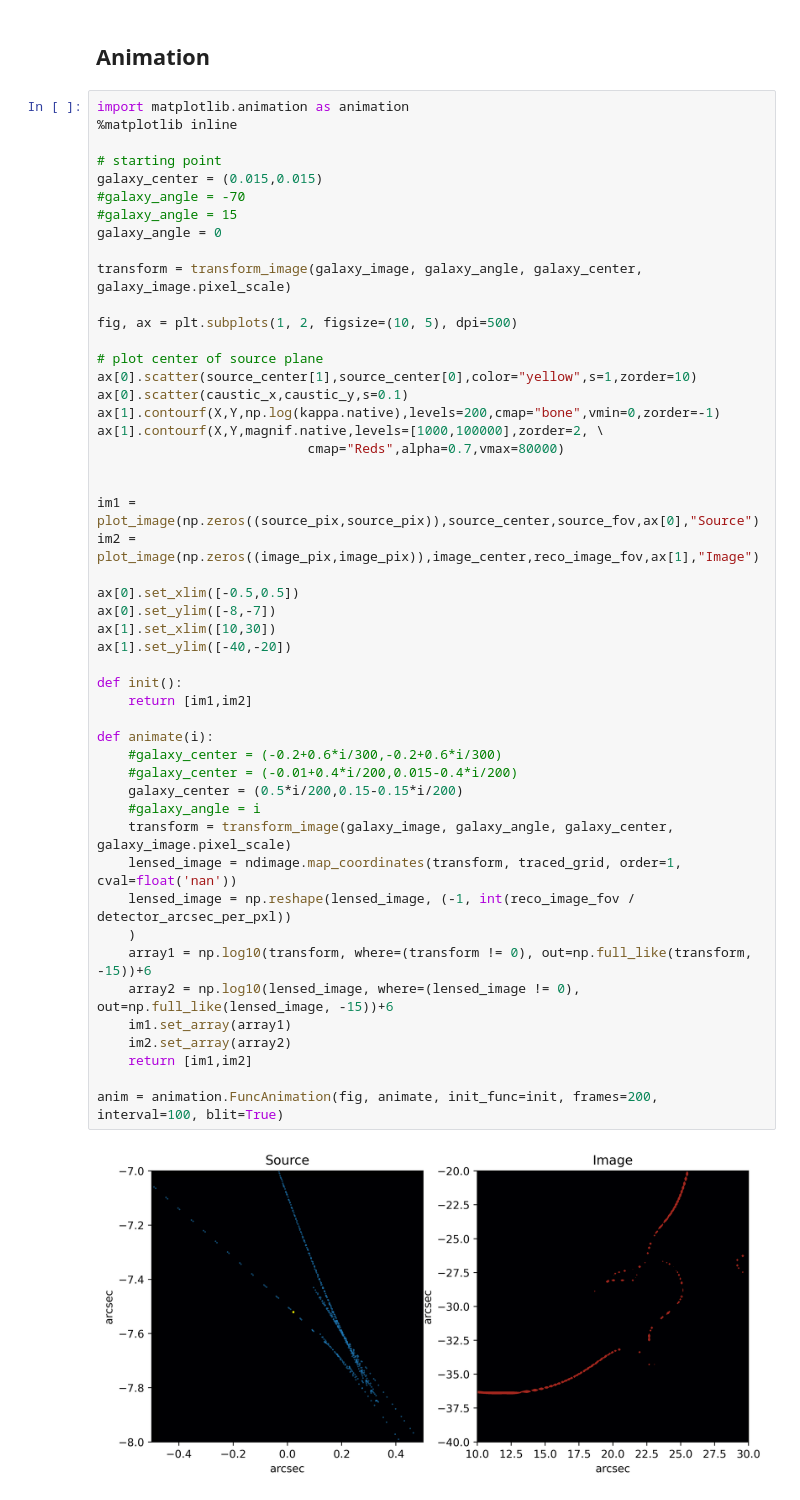
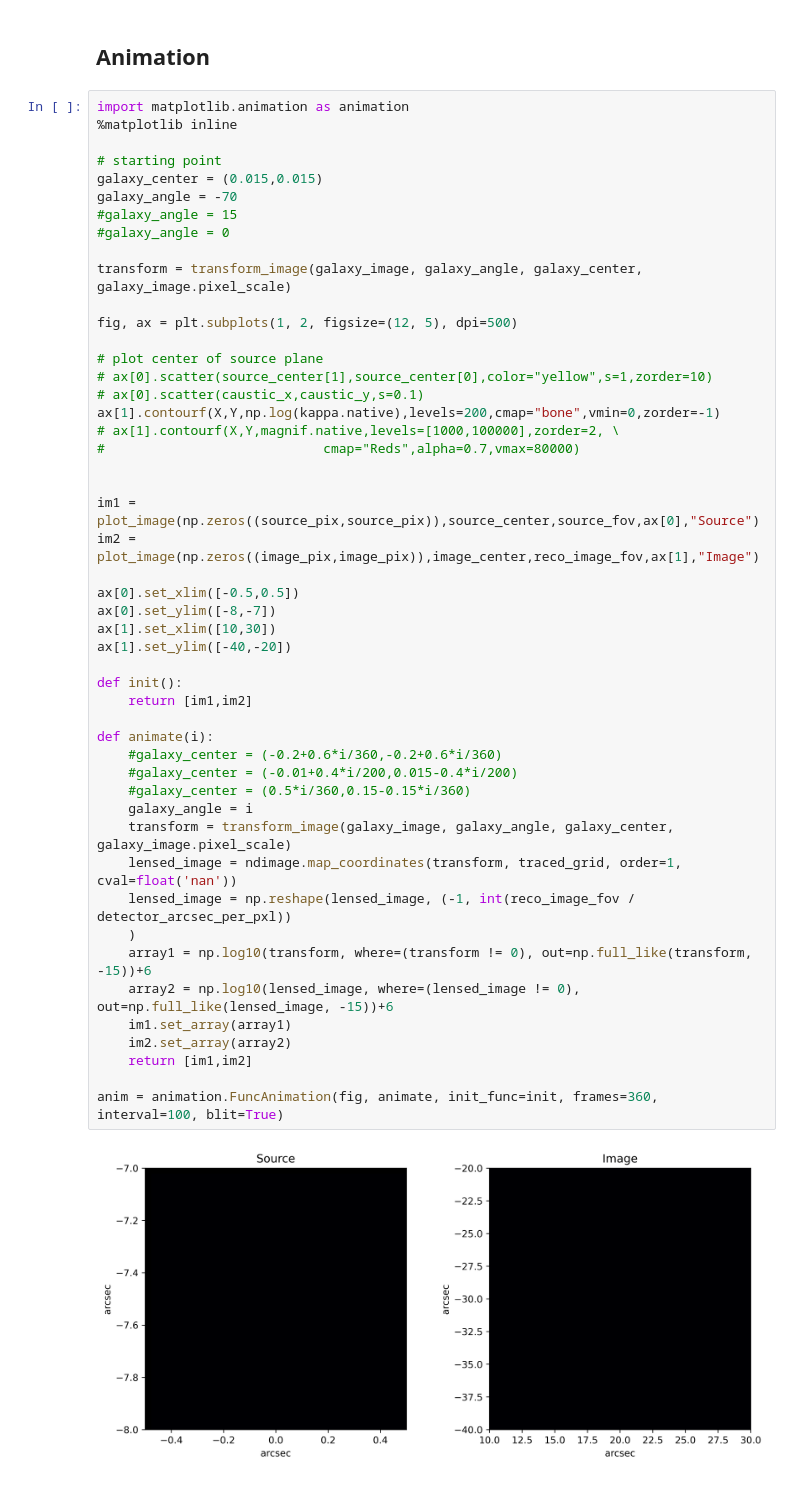
Before and after one commit to syp2001/gravitational-lensing, a Jupyter notebook: Lensing.ipynb, the cells around one changed output. Saved outputs shown, nothing was run; the diff lists cells and outputs as text.

```diff
--- a/Lensing.ipynb
+++ b/Lensing.ipynb
@@ -309,49 +313,49 @@ import matplotlib.animation as animation
 
 # starting point
 galaxy_center = (0.015,0.015)
-#galaxy_angle = -70
+galaxy_angle = -70
 #galaxy_angle = 15
-galaxy_angle = 0
+#galaxy_angle = 0
 
 transform = transform_image(galaxy_image, galaxy_angle, galaxy_center, galaxy_image.pixel_scale)
 
-fig, ax = plt.subplots(1, 2, figsize=(10, 5), dpi=500)
+fig, ax = plt.subplots(1, 2, figsize=(12, 5), dpi=500)
 
 # plot center of source plane
-ax[0].scatter(source_center[1],source_center[0],color="yellow",s=1,zorder=10)
-ax[0].scatter(caustic_x,caustic_y,s=0.1)
+# ax[0].scatter(source_center[1],source_center[0],color="yellow",s=1,zorder=10)
+# ax[0].scatter(caustic_x,caustic_y,s=0.1)
 ax[1].contourf(X,Y,np.log(kappa.native),levels=200,cmap="bone",vmin=0,zorder=-1)
-ax[1].contourf(X,Y,magnif.native,levels=[1000,100000],zorder=2, \
-                           cmap="Reds",alpha=0.7,vmax=80000)
+# ax[1].contourf(X,Y,magnif.native,levels=[1000,100000],zorder=2, \
+#                            cmap="Reds",alpha=0.7,vmax=80000)
 
 
 im1 = plot_image(np.zeros((source_pix,source_pix)),source_center,source_fov,ax[0],"Source")
 im2 = plot_image(np.zeros((image_pix,image_pix)),image_center,reco_image_fov,ax[1],"Image")
 
 ax[0].set_xlim([-0.5,0.5])
 ax[0].set_ylim([-8,-7])
 ax[1].set_xlim([10,30])
 ax[1].set_ylim([-40,-20])
 
 def init():
     return [im1,im2]
 
 def animate(i):
-    #galaxy_center = (-0.2+0.6*i/300,-0.2+0.6*i/300)
+    #galaxy_center = (-0.2+0.6*i/360,-0.2+0.6*i/360)
     #galaxy_center = (-0.01+0.4*i/200,0.015-0.4*i/200)
-    galaxy_center = (0.5*i/200,0.15-0.15*i/200)
-    #galaxy_angle = i
+    #galaxy_center = (0.5*i/360,0.15-0.15*i/360)
+    galaxy_angle = i
     transform = transform_image(galaxy_image, galaxy_angle, galaxy_center, galaxy_image.pixel_scale)
     lensed_image = ndimage.map_coordinates(transform, traced_grid, order=1, cval=float('nan'))
     lensed_image = np.reshape(lensed_image, (-1, int(reco_image_fov / detector_arcsec_per_pxl))
     )
     array1 = np.log10(transform, where=(transform != 0), out=np.full_like(transform, -15))+6
     array2 = np.log10(lensed_image, where=(lensed_image != 0), out=np.full_like(lensed_image, -15))+6
     im1.set_array(array1)
     im2.set_array(array2)
     return [im1,im2]
 
-anim = animation.FuncAnimation(fig, animate, init_func=init, frames=200, interval=100, blit=True)
+anim = animation.FuncAnimation(fig, animate, init_func=init, frames=360, interval=100, blit=True)
 # %% [output]
-[figure, old version]
+[figure, new version]
 # %%
```
Also changed, not shown: parts of 2 cells of this notebook, 3 other files.
